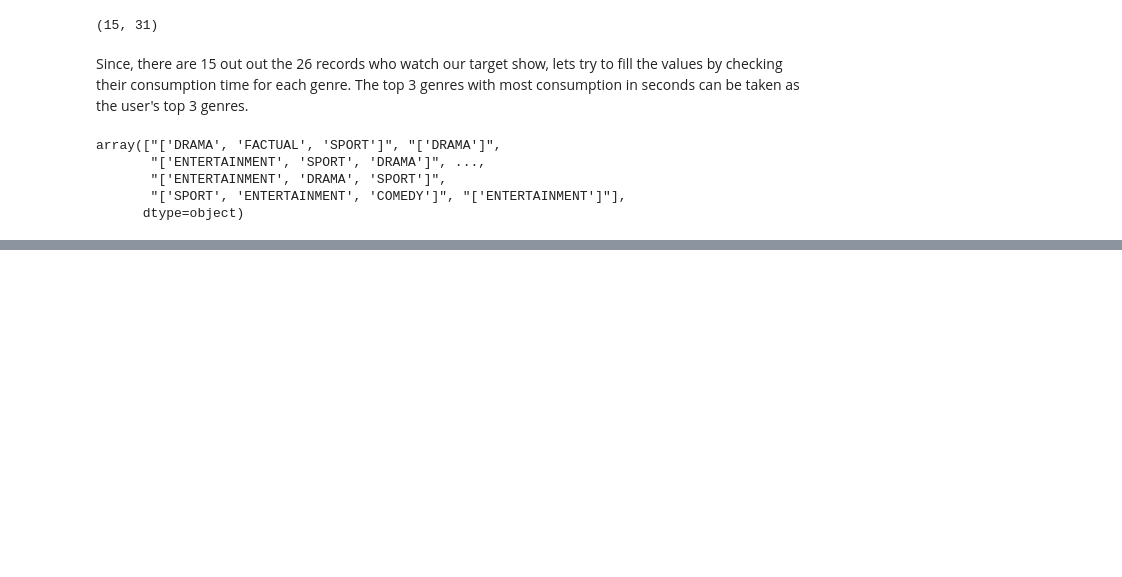
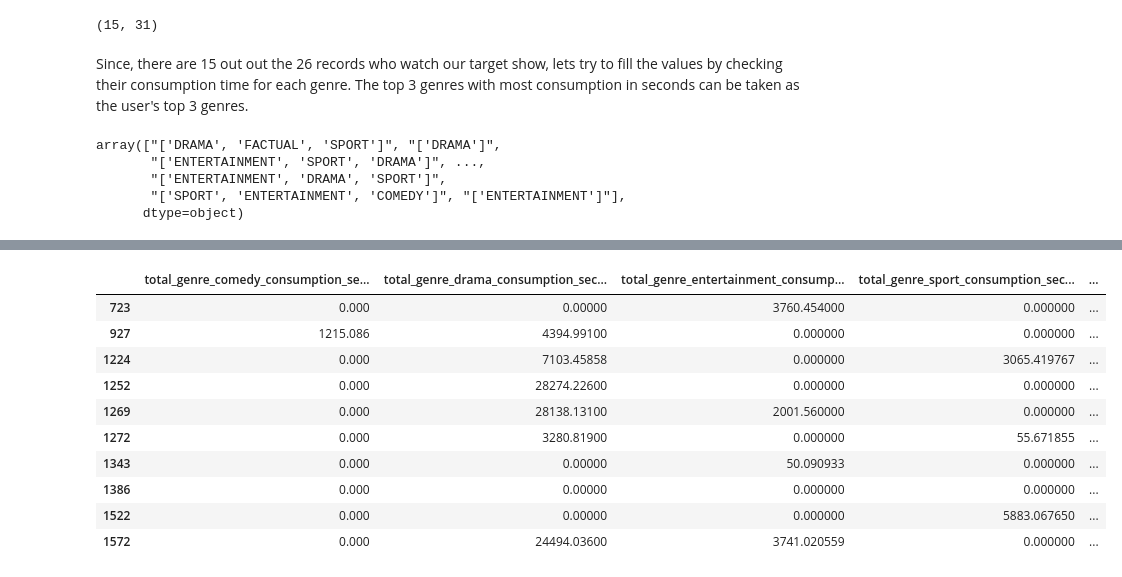
Before and after one commit to supmathews/ITV-live-online-career-challenge, a Jupyter notebook: itv_challenge_solution.ipynb, the cells around one changed output, grey strips where cells are left out. Drawn from its saved outputs; the diff is of its cells as text; code cells hidden in the pictures; blank space fills up the shorter version.

```diff
--- a/itv_challenge_solution.ipynb
+++ b/itv_challenge_solution.ipynb
@@ -272,0 +337,15 @@ corr.style.background_gradient(cmap='coolwarm')
+# %%
+# check if all the nan values were replaced
+df_user_data_copy[df_user_data_copy['total_watch_night_consumption_seconds'].isnull()][cols]
+# %% [output]
+|  | total_genre_comedy_consumption_se... | total_genre_drama_consumption_sec... | total_genre_entertainment_consump... | total_genre_sport_consumption_sec... | ... |
+| 723 | 0.000 | 0.00000 | 3760.454000 | 0.000000 | ... |
+| 927 | 1215.086 | 4394.99100 | 0.000000 | 0.000000 | ... |
+| 1224 | 0.000 | 7103.45858 | 0.000000 | 3065.419767 | ... |
+| 1252 | 0.000 | 28274.22600 | 0.000000 | 0.000000 | ... |
+| 1269 | 0.000 | 28138.13100 | 2001.560000 | 0.000000 | ... |
+| 1272 | 0.000 | 3280.81900 | 0.000000 | 55.671855 | ... |
+| 1343 | 0.000 | 0.00000 | 50.090933 | 0.000000 | ... |
+| 1386 | 0.000 | 0.00000 | 0.000000 | 0.000000 | ... |
+| 1522 | 0.000 | 0.00000 | 0.000000 | 5883.067650 | ... |
+| 1572 | 0.000 | 24494.03600 | 3741.020559 | 0.000000 | ... |
```
Also changed, not shown: parts of 34 cells of this notebook.
